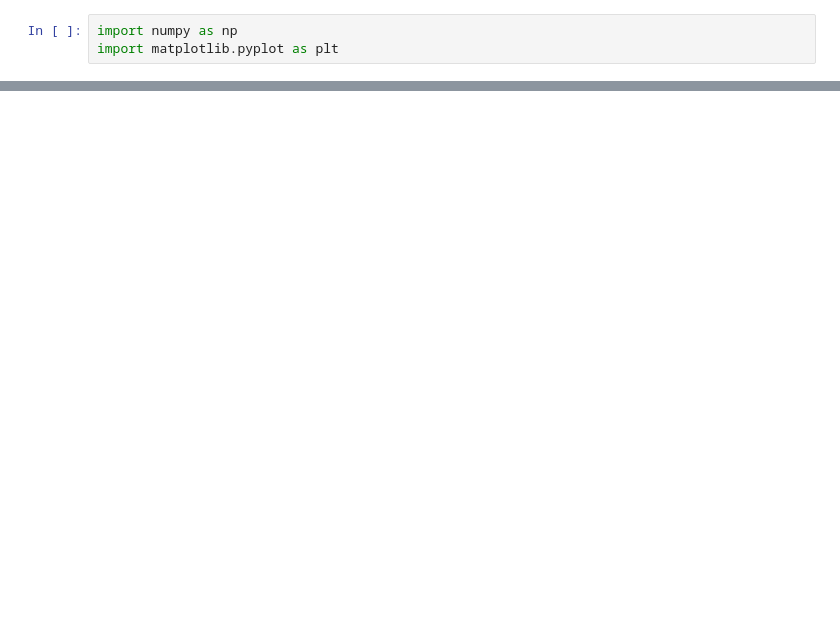
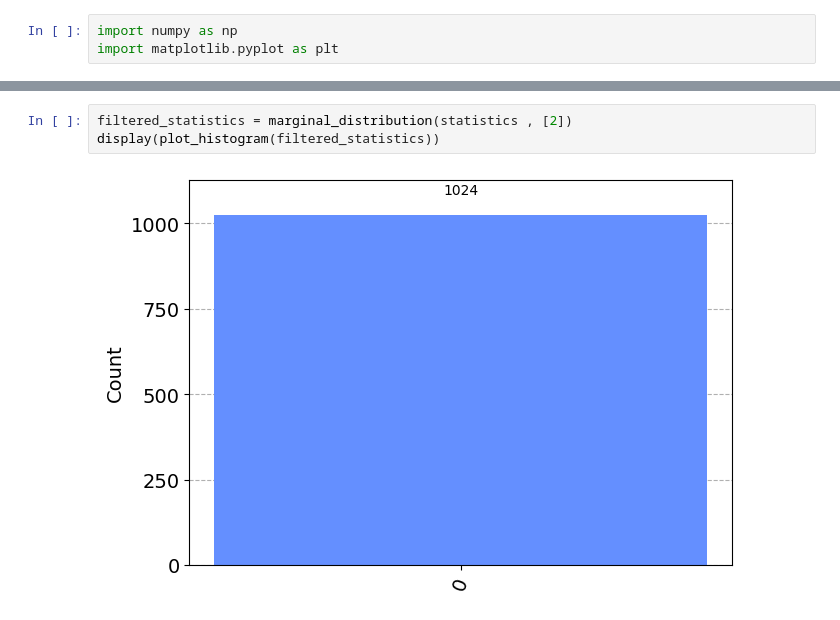
Before and after one commit to darkmatter2000/Algorithms_implementation, a Jupyter notebook: Quantum_teleportation/quantum_teleportation.ipynb, the cells around one changed output, grey strips where cells are left out. Cells and saved outputs as stored; diff of their text form; blank space fills up the shorter version.

```diff
--- a/Quantum_teleportation/quantum_teleportation.ipynb
+++ b/Quantum_teleportation/quantum_teleportation.ipynb
@@ -83,0 +217,5 @@ Teleported Bob's Qubit state: [-1.  0.  0.]
+# %%
+filtered_statistics = marginal_distribution(statistics , [2])
+display(plot_histogram(filtered_statistics))
+# %% [output]
+[figure, added]
```
Also changed, not shown: parts of 15 cells of this notebook.
